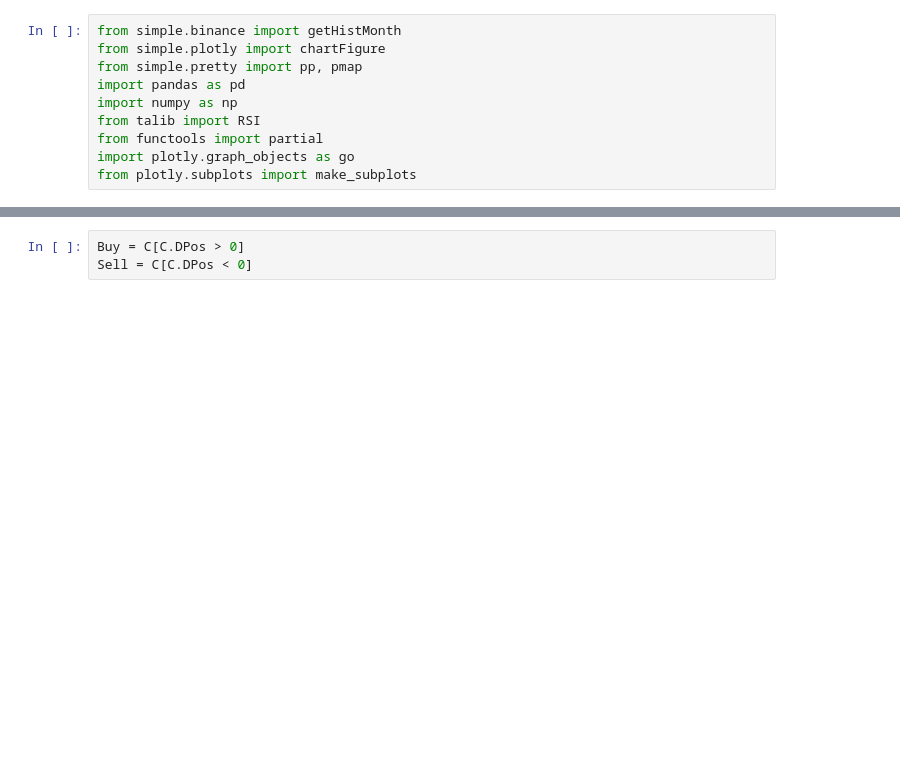
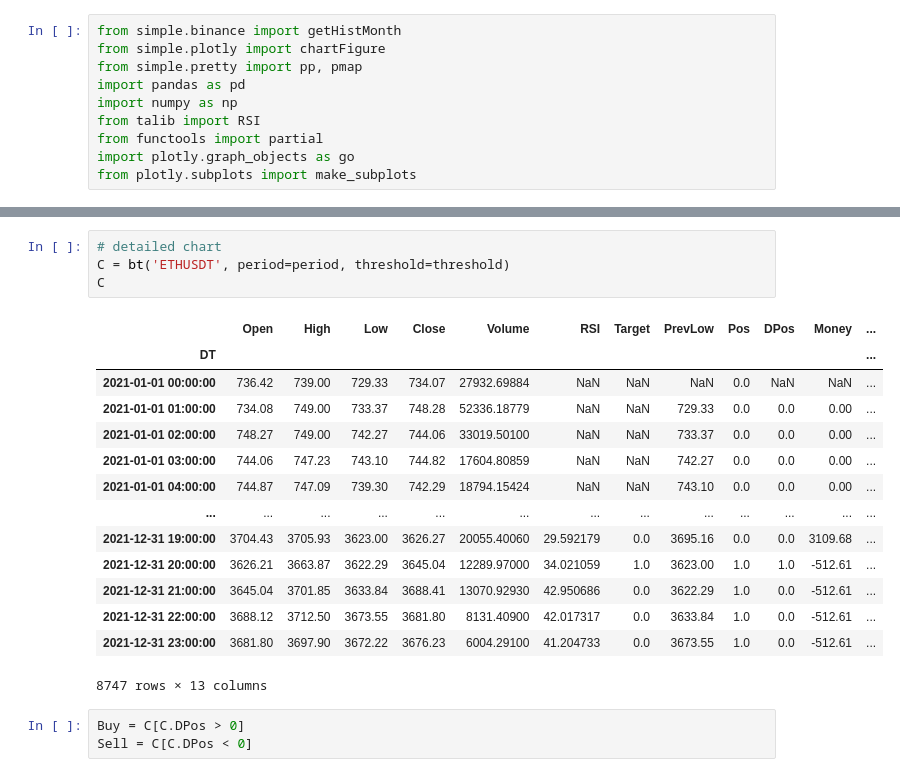
Before and after one commit to zxweed/simple, a Jupyter notebook: examples/binance.RSI.ipynb, the cells around one changed output, grey strips where cells are left out. Cells and saved outputs as stored; diff of their text form; blank space fills up the shorter version.

```diff
--- a/examples/binance.RSI.ipynb
+++ b/examples/binance.RSI.ipynb
@@ -96,3 +99,22 @@ C
+# %%
+# detailed chart
+C = bt('ETHUSDT', period=period, threshold=threshold)
+C
+# %% [output]
+|  | Open | High | Low | Close | Volume | RSI | Target | PrevLow | Pos | DPos | Money | ... |
+| DT |  |  |  |  |  |  |  |  |  |  |  | ... |
+| 2021-01-01 00:00:00 | 736.42 | 739.00 | 729.33 | 734.07 | 27932.69884 | NaN | NaN | NaN | 0.0 | NaN | NaN | ... |
+| 2021-01-01 01:00:00 | 734.08 | 749.00 | 733.37 | 748.28 | 52336.18779 | NaN | NaN | 729.33 | 0.0 | 0.0 | 0.00 | ... |
+| 2021-01-01 02:00:00 | 748.27 | 749.00 | 742.27 | 744.06 | 33019.50100 | NaN | NaN | 733.37 | 0.0 | 0.0 | 0.00 | ... |
+| 2021-01-01 03:00:00 | 744.06 | 747.23 | 743.10 | 744.82 | 17604.80859 | NaN | NaN | 742.27 | 0.0 | 0.0 | 0.00 | ... |
+| 2021-01-01 04:00:00 | 744.87 | 747.09 | 739.30 | 742.29 | 18794.15424 | NaN | NaN | 743.10 | 0.0 | 0.0 | 0.00 | ... |
+| ... | ... | ... | ... | ... | ... | ... | ... | ... | ... | ... | ... | ... |
+| 2021-12-31 19:00:00 | 3704.43 | 3705.93 | 3623.00 | 3626.27 | 20055.40060 | 29.592179 | 0.0 | 3695.16 | 0.0 | 0.0 | 3109.68 | ... |
+| 2021-12-31 20:00:00 | 3626.21 | 3663.87 | 3622.29 | 3645.04 | 12289.97000 | 34.021059 | 1.0 | 3623.00 | 1.0 | 1.0 | -512.61 | ... |
+| 2021-12-31 21:00:00 | 3645.04 | 3701.85 | 3633.84 | 3688.41 | 13070.92930 | 42.950686 | 0.0 | 3622.29 | 1.0 | 0.0 | -512.61 | ... |
+| 2021-12-31 22:00:00 | 3688.12 | 3712.50 | 3673.55 | 3681.80 | 8131.40900 | 42.017317 | 0.0 | 3633.84 | 1.0 | 0.0 | -512.61 | ... |
+| 2021-12-31 23:00:00 | 3681.80 | 3697.90 | 3672.22 | 3676.23 | 6004.29100 | 41.204733 | 0.0 | 3673.55 | 1.0 | 0.0 | -512.61 | ... |
+8747 rows × 13 columns
 # %%
 Buy = C[C.DPos > 0]
 Sell = C[C.DPos < 0]
```
Also changed, not shown: parts of 9 cells of this notebook.
